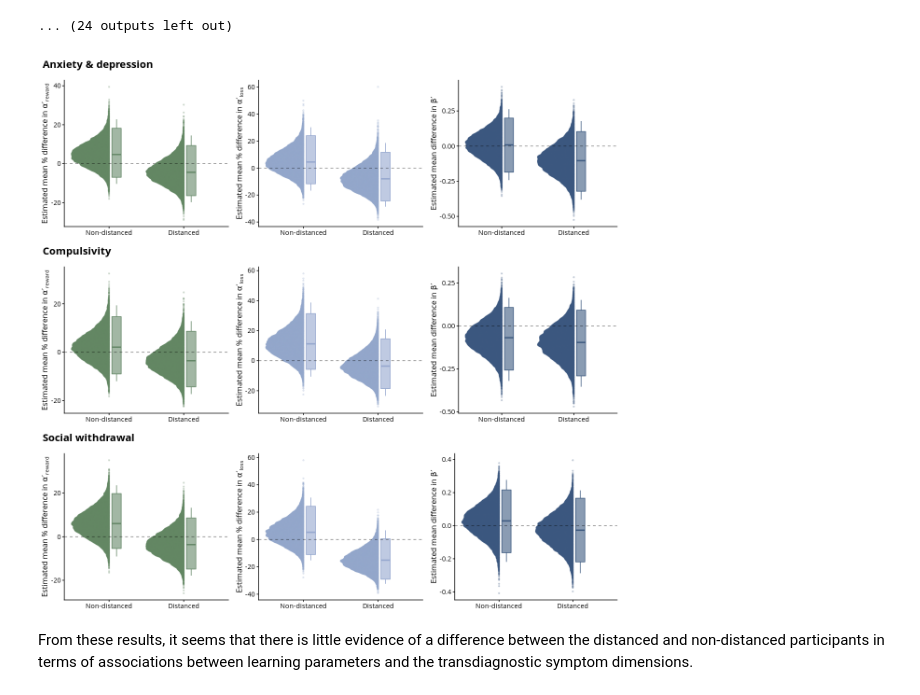
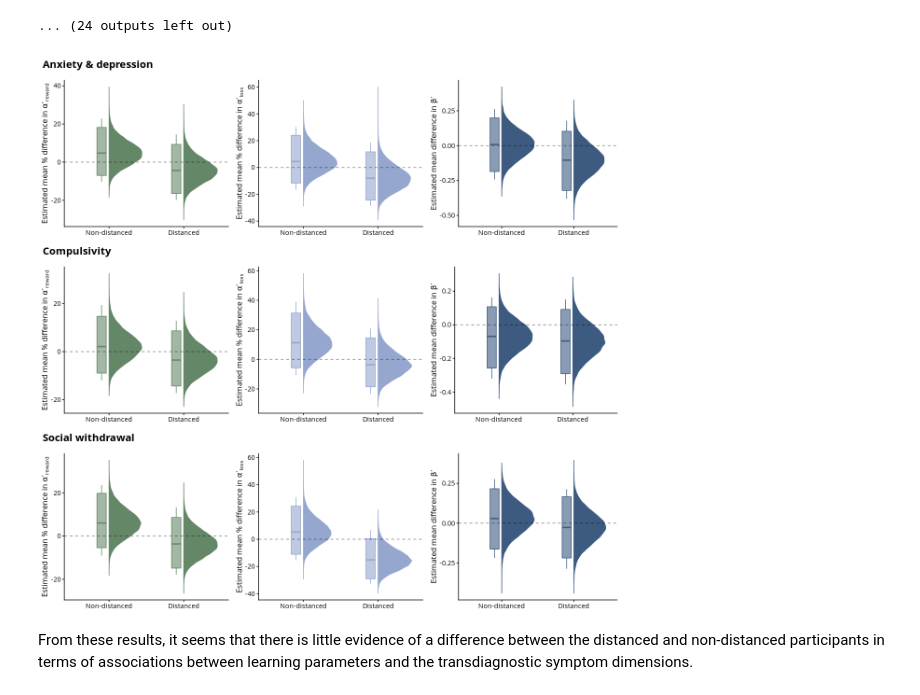
Before and after one commit to qdercon/pstpipeline, a Jupyter notebook: notebooks/main_results.ipynb, the cells around one changed output. Drawn from its saved outputs; the diff is of its cells as text; code cells hidden in the pictures.

```diff
--- a/notebooks/main_results.ipynb
+++ b/notebooks/main_results.ipynb
@@ -1397,28 +1378,29 @@ Total execution time: 2.9 seconds.
 # %%
 %%R -w 12.5 -h 12 --units in -r 100
 dis_comp_2a_test_AD_plt <- pstpipeline::plot_glm(
     dis_comp_2a_test_AD, plot_var = "AD", grp = "distanced", ovrll_title = "Anxiety & depression",
     grp_labs = c("Non-distanced", "Distanced"), alpha_par_nms = c("reward", "loss"),
-    top_right = FALSE, coord_flip = FALSE, test = TRUE, box_nudge = -0.1, font = "Open Sans",
-    font_size = 12, pal = test_2a_pal
+    coord_flip = FALSE, test = TRUE, box_nudge = 0.1, font = "Open Sans", font_size = 12,
+    pal = test_2a_pal
 )
 dis_comp_2a_test_CB_plt <- pstpipeline::plot_glm(
     dis_comp_2a_test_CB, plot_var = "Compul", grp = "distanced", ovrll_title = "Compulsivity",
     grp_labs = c("Non-distanced", "Distanced"), alpha_par_nms = c("reward", "loss"),
-    top_right = FALSE, coord_flip = FALSE, test = TRUE, box_nudge = -0.1, font = "Open Sans",
-    font_size = 12, pal = test_2a_pal
+    coord_flip = FALSE, test = TRUE, box_nudge = 0.1, font = "Open Sans", font_size = 12,
+    pal = test_2a_pal
 )
 dis_comp_2a_test_SW_plt <- pstpipeline::plot_glm(
     dis_comp_2a_test_SW, plot_var = "SW", grp = "distanced", ovrll_title = "Social withdrawal",
     grp_labs = c("Non-distanced", "Distanced"), alpha_par_nms = c("reward", "loss"),
-    top_right = FALSE, coord_flip = FALSE, test = TRUE, box_nudge = -0.1, font = "Open Sans",
-    font_size = 12, pal = test_2a_pal
+    coord_flip = FALSE, test = TRUE, box_nudge = 0.1, font = "Open Sans", font_size = 12,
+    pal = test_2a_pal
 )
+
 cowplot::plot_grid(
     dis_comp_2a_test_AD_plt, dis_comp_2a_test_CB_plt, dis_comp_2a_test_SW_plt, nrow = 3
 )
 # %% [output]
-[figure, old version]
+[figure, new version]
 # %% [markdown]
 From these results, it seems that there is little evidence of a difference between the distanced and non-distanced participants in terms of associations between learning parameters and the transdiagnostic symptom dimensions.
 # %%
```
Also changed, not shown: parts of 19 cells of this notebook, 3 other files.
